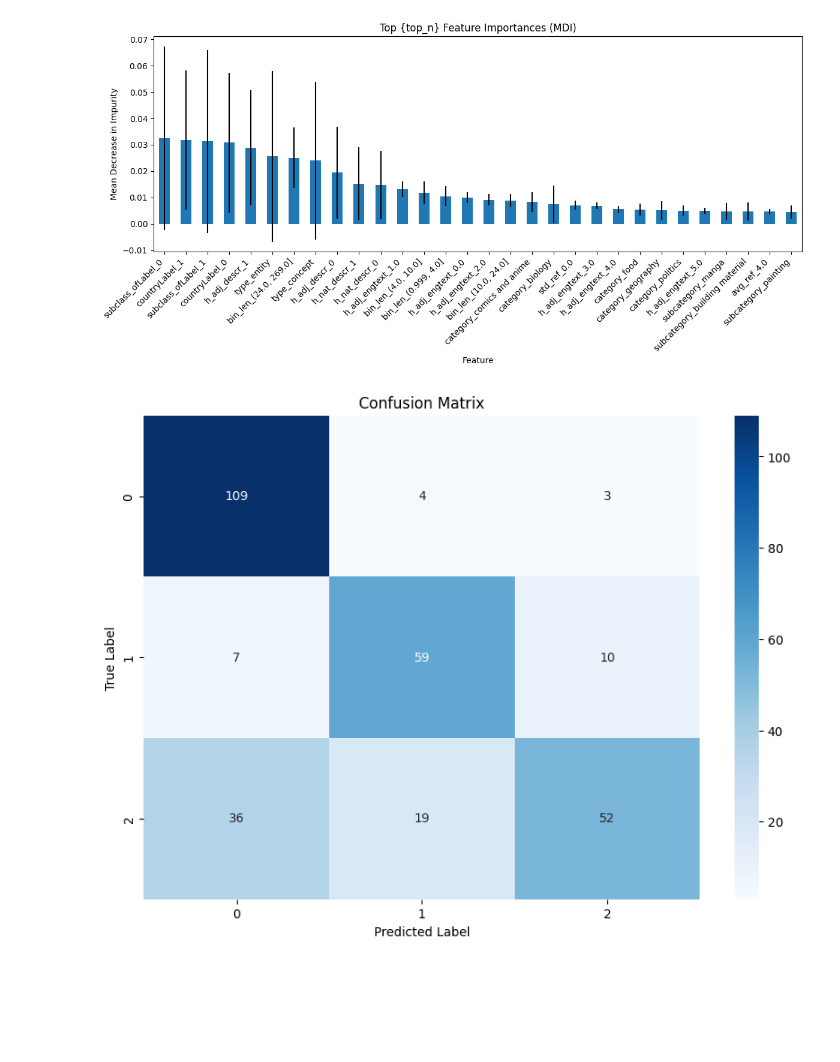
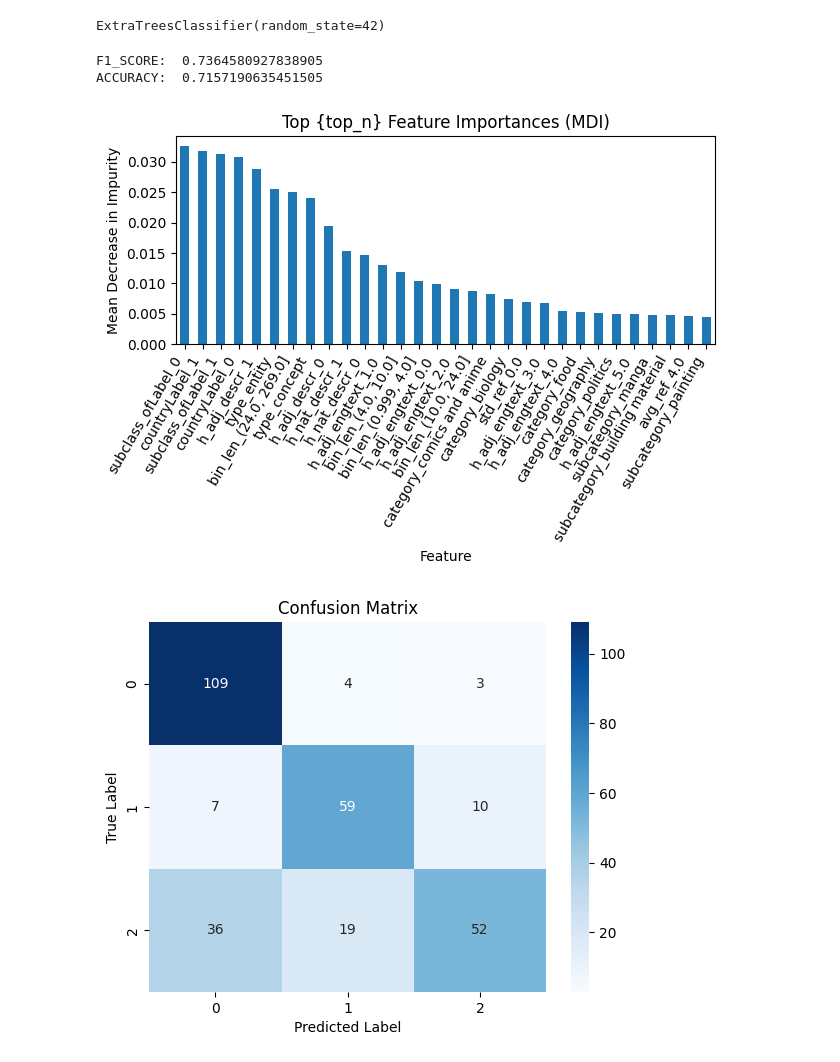
Before and after one commit to Gjergj-01/Cultural_classification, a Jupyter notebook: training/extra_random_trees.ipynb, the cells around one changed output. Cells and saved outputs as stored; diff of their text form; code cells hidden in the pictures; blank space fills up the shorter version.

Commit message:
Other tests + refined code

```diff
--- a/training/extra_random_trees.ipynb
+++ b/training/extra_random_trees.ipynb
@@ -100,40 +81,52 @@ ACCURACY:  0.7157190635451505
+# %%
+#Divide input and output datasets
+X_train = training_dataset.drop(columns=label_columns)
+y_train = training_dataset[label_columns]
+X_test = evaluation_dataset.drop(columns=label_columns)
+y_test = evaluation_dataset[label_columns]
+
+# Usa ExtraTrees invece di RandomForest
+forest = ExtraTreesClassifier(n_estimators=100, random_state=42)
+forest.fit(X_train, y_train)
+# %% [output]
+ExtraTreesClassifier(random_state=42)
+# %%
+#Prediction
+y_pred = forest.predict(X_test)
+score = f1_score(y_test, y_pred, average='weighted')
+acc = accuracy_score(y_test, y_pred)
+print("F1_SCORE: ", score)
+print("ACCURACY: ", acc)
+# %% [output]
+F1_SCORE:  0.7364580927838905
+ACCURACY:  0.7157190635451505
 # %%
-#ANALITICS
+#ANALITICS WITH TOP IMPORTANT FEATURES
+#I get feature names + feature importances
+feature_names = X_train.columns.tolist()
+importances = forest.feature_importances_
+std = np.std([importances for tree in forest.estimators_], axis=0)
+forest_importances = pd.Series(importances, index=feature_names)
+top_n = 30
+#Sort feature importances
+top_features = forest_importances.sort_values(ascending=False).head(top_n)
 
-# Crea i nomi delle feature (se non li hai già)
-feature_names = X_train.columns.tolist()
-
-# Calcola le importanze medie e deviazione standard tra tutti gli alberi
-importances = et_model.feature_importances_
-std = np.std([tree.feature_importances_ for tree in et_model.estimators_], axis=0)
-
-# Serie ordinata con le feature
-forest_importances = pd.Series(importances, index=feature_names)
-
-# # Ordina e prendi le top 20
-top_n = 30
-# print(len(forest_importances))
-top_features = forest_importances.sort_values(ascending=False).head(top_n)
-# worst_features = forest_importances.sort_values(ascending=True).head(10).index.tolist()
-
-# Plot
-fig, ax = plt.subplots(figsize=(12, 6))
+fig, ax = plt.subplots()
 top_features.plot.bar(yerr=std[[feature_names.index(f) for f in top_features.index]], ax=ax)
 ax.set_title("Top {top_n} Feature Importances (MDI)")
 ax.set_ylabel("Mean Decrease in Impurity")
 ax.set_xlabel("Feature")
-plt.xticks(rotation=45, ha='right')
+plt.xticks(rotation=60, ha='right')
 plt.tight_layout()
 plt.show()
 
 # Confusion matrix
 cm = confusion_matrix(y_test.values.argmax(axis=1), y_pred.argmax(axis=1))
-plt.figure(figsize=(10, 7))
 sns.heatmap(cm, annot=True, fmt='d', cmap='Blues')
 plt.title('Confusion Matrix')
 plt.xlabel('Predicted Label')
 plt.ylabel('True Label')
 plt.show()
 # %% [output]
-[figure, old version]
+[figure, new version]
-[figure, old version]
+[figure, new version]
```
Also changed, not shown: parts of 3 cells of this notebook, 6 other files.
